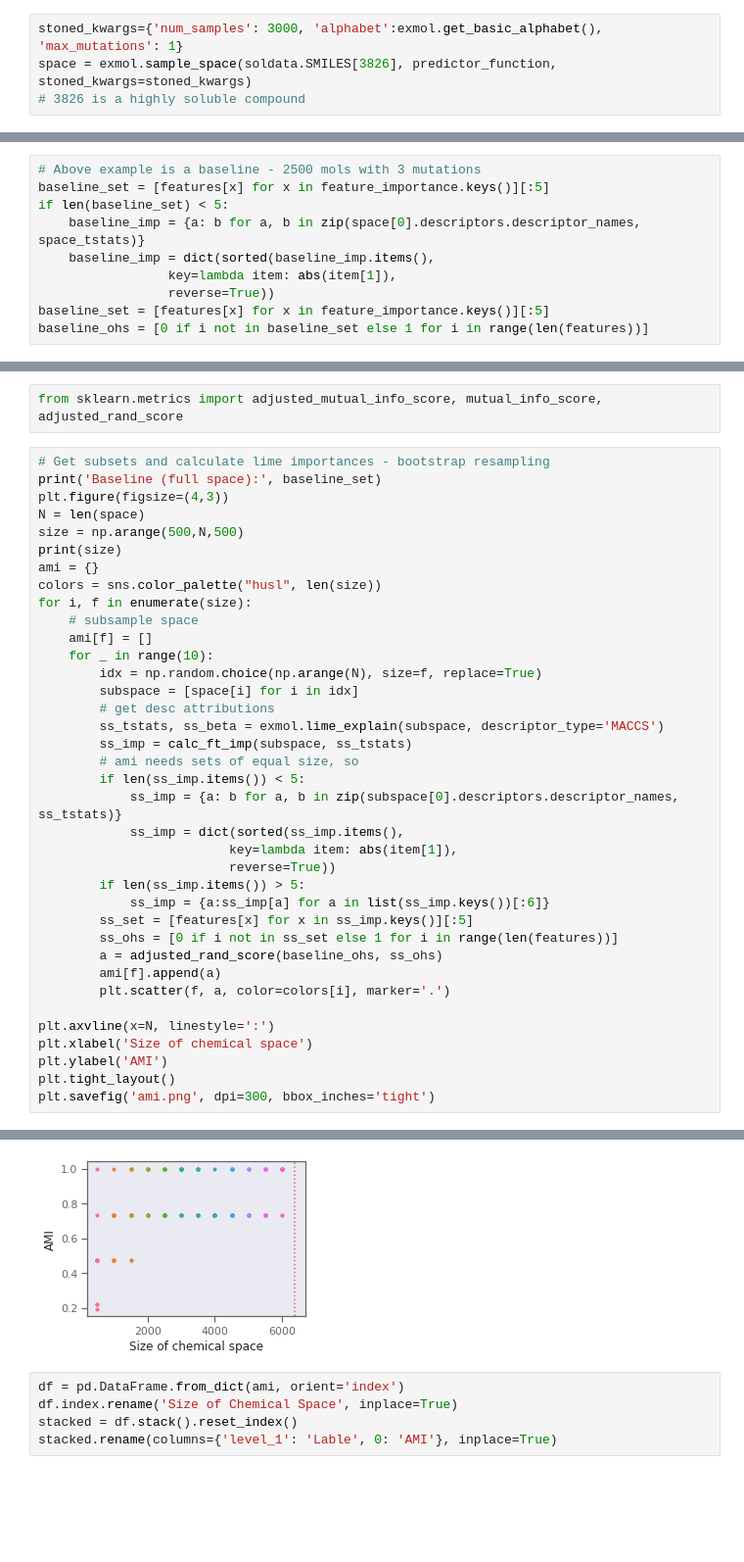
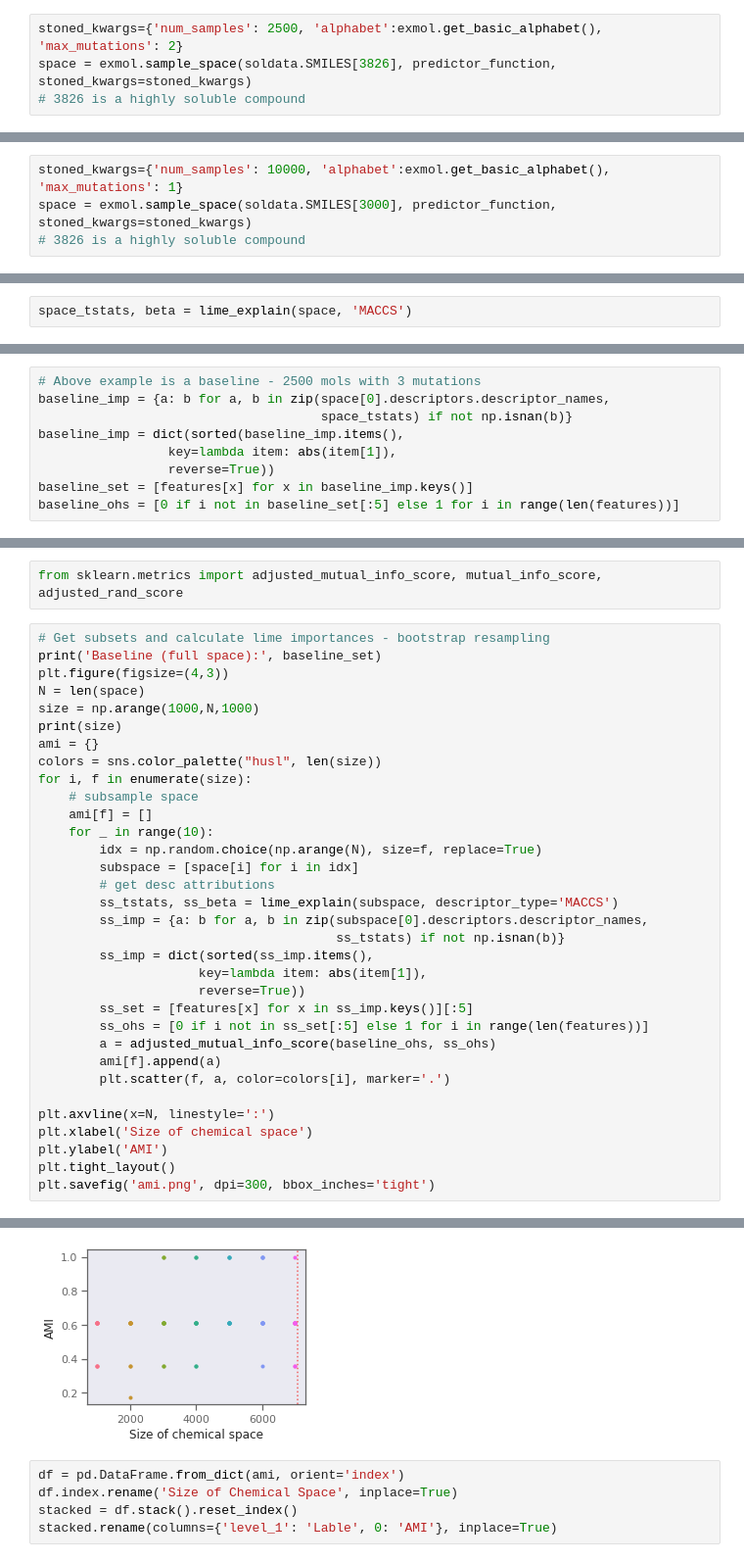
Before and after one commit to ur-whitelab/exmol, a Jupyter notebook: LIME/Solubility-RNN.ipynb, the cells around one changed output, grey strips where cells are left out. Shown at 98% size. Saved outputs shown, nothing was run; the diff lists cells and outputs as text; blank space fills up the shorter version.

Commit message:
method working - needs cleaning up!

```diff
--- a/LIME/Solubility-RNN.ipynb
+++ b/LIME/Solubility-RNN.ipynb
@@ -442,7 +520,7 @@ def plot_space_by_fit(
 # %% [markdown]
 ## Plot WLS Fit and show which MACCS keys matter for CFs
 # %%
-stoned_kwargs={'num_samples': 3000, 'alphabet':exmol.get_basic_alphabet(), 'max_mutations': 1}
+stoned_kwargs={'num_samples': 2500, 'alphabet':exmol.get_basic_alphabet(), 'max_mutations': 2}
 space = exmol.sample_space(soldata.SMILES[3826], predictor_function, stoned_kwargs=stoned_kwargs)
 # 3826 is a highly soluble compound
 # %%
@@ -591,2 +670,6 @@ MolsToGridImage([MolFromSmiles(m.smiles) for m in mols_10_atoms], maxMols=500,
 # %% [markdown]
 ## Robustness to chemical space
+# %%
+stoned_kwargs={'num_samples': 10000, 'alphabet':exmol.get_basic_alphabet(), 'max_mutations': 1}
+space = exmol.sample_space(soldata.SMILES[3000], predictor_function, stoned_kwargs=stoned_kwargs)
+# 3826 is a highly soluble compound
@@ -593,3 +684,5 @@ MolsToGridImage([MolFromSmiles(m.smiles) for m in mols_10_atoms], maxMols=500,
+# %%
+space_tstats, beta = lime_explain(space, 'MACCS')
 # %%
 # Get feature numbers
 features = feature_dict(space)
@@ -596,10 +709,9 @@ features = feature_dict(space)
 # %%
 # Above example is a baseline - 2500 mols with 3 mutations
-baseline_set = [features[x] for x in feature_importance.keys()][:5]
-if len(baseline_set) < 5:
-    baseline_imp = {a: b for a, b in zip(space[0].descriptors.descriptor_names, space_tstats)}
-    baseline_imp = dict(sorted(baseline_imp.items(),
+baseline_imp = {a: b for a, b in zip(space[0].descriptors.descriptor_names,
+                                     space_tstats) if not np.isnan(b)}
+baseline_imp = dict(sorted(baseline_imp.items(),
                  key=lambda item: abs(item[1]),
                  reverse=True))
-baseline_set = [features[x] for x in feature_importance.keys()][:5]
-baseline_ohs = [0 if i not in baseline_set else 1 for i in range(len(features))]
+baseline_set = [features[x] for x in baseline_imp.keys()]
+baseline_ohs = [0 if i not in baseline_set[:5] else 1 for i in range(len(features))]
@@ -614,7 +724,7 @@ from sklearn.metrics import adjusted_mutual_info_score, mutual_info_score, adjus
 print('Baseline (full space):', baseline_set)
 plt.figure(figsize=(4,3))
 N = len(space)
-size = np.arange(500,N,500)
+size = np.arange(1000,N,1000)
 print(size)
 ami = {}
 colors = sns.color_palette("husl", len(size))
@@ -625,19 +735,15 @@ for i, f in enumerate(size):
         idx = np.random.choice(np.arange(N), size=f, replace=True)
         subspace = [space[i] for i in idx]
         # get desc attributions
-        ss_tstats, ss_beta = exmol.lime_explain(subspace, descriptor_type='MACCS')
-        ss_imp = calc_ft_imp(subspace, ss_tstats)
-        # ami needs sets of equal size, so
-        if len(ss_imp.items()) < 5:
-            ss_imp = {a: b for a, b in zip(subspace[0].descriptors.descriptor_names, ss_tstats)}
-            ss_imp = dict(sorted(ss_imp.items(),
-                         key=lambda item: abs(item[1]),
-                         reverse=True))
-        if len(ss_imp.items()) > 5:
-            ss_imp = {a:ss_imp[a] for a in list(ss_imp.keys())[:6]}
+        ss_tstats, ss_beta = lime_explain(subspace, descriptor_type='MACCS')
+        ss_imp = {a: b for a, b in zip(subspace[0].descriptors.descriptor_names,
+                                       ss_tstats) if not np.isnan(b)}
+        ss_imp = dict(sorted(ss_imp.items(),
+                     key=lambda item: abs(item[1]),
+                     reverse=True))
         ss_set = [features[x] for x in ss_imp.keys()][:5]
-        ss_ohs = [0 if i not in ss_set else 1 for i in range(len(features))]
-        a = adjusted_rand_score(baseline_ohs, ss_ohs)
+        ss_ohs = [0 if i not in ss_set[:5] else 1 for i in range(len(features))]
+        a = adjusted_mutual_info_score(baseline_ohs, ss_ohs)
         ami[f].append(a)
         plt.scatter(f, a, color=colors[i], marker='.')
 
@@ -652,4 +758,4 @@ Baseline (full space): [164, 125, 131, 88, 99]
-[figure, old version]
+[figure, new version]
 # %%
 df = pd.DataFrame.from_dict(ami, orient='index')
 df.index.rename('Size of Chemical Space', inplace=True)
```
Also changed, not shown: parts of 42 cells of this notebook, 1 other file.
